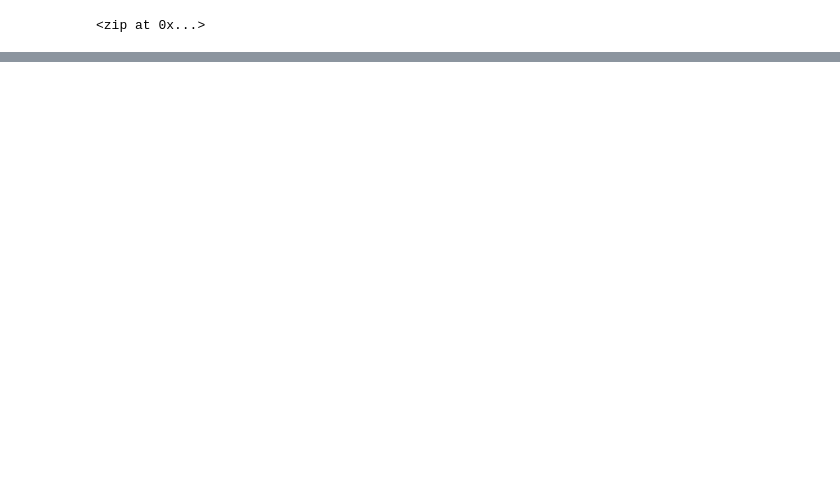
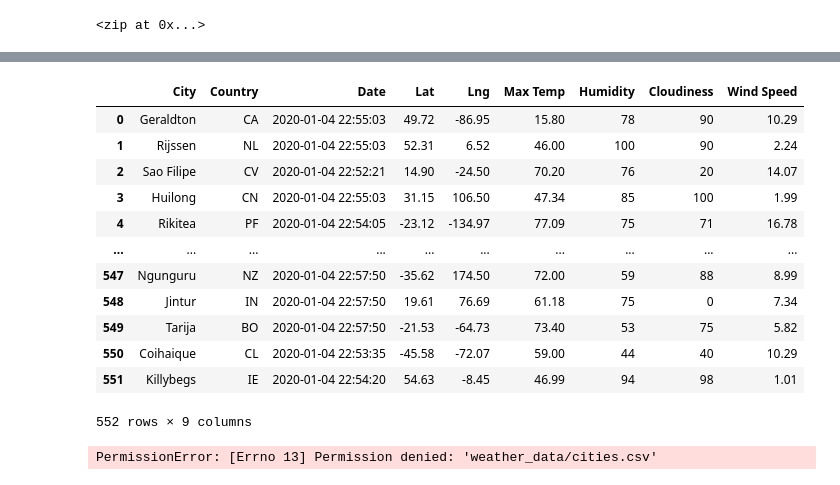
Before and after one commit to juan-mpn/World_Weather_Analysis, a Jupyter notebook: WeatherPy.ipynb, the cells around one changed output, grey strips where cells are left out. Saved outputs shown, nothing was run; the diff lists cells and outputs as text; code cells hidden in the pictures; blank space fills up the shorter version.

```diff
--- a/WeatherPy.ipynb
+++ b/WeatherPy.ipynb
@@ -33,0 +40,4 @@ len(cities)
+# %%
+# Starting URL for Weather Map API Call.
+url = "http://api.openweathermap.org/data/2.5/weather?units=Imperial&APPID=" + weather_api_key
+print(url)
@@ -33,0 +46,10 @@ len(cities)
+# %%
+# Create an empty list to hold the weather data.
+city_data = []
+# Print the beginning of the logging.
+print("Beginning Data Retrieval     ")
+print("-----------------------------")
+
+# Create counters.
+record_count = 1
+set_count = 1
@@ -33,0 +59,12 @@ len(cities)
+# %%
+# Loop through all the cities in our list.
+for i in range(len(cities)):
+
+    # Group cities in sets of 50 for logging purposes.
+    if (i % 50 == 0 and i >= 50):
+        set_count += 1
+        record_count = 1
+    # Create endpoint URL with each city.
+    city = cities[i]
+    city_url = url + "&q=" + city
+    print(f"Processing Record {record_count} of Set {set_count} | {city}")
@@ -33,0 +180,4 @@ len(cities)
+# %%
+# Convert the array of dictionaries to a Pandas DataFrame.
+city_data_df = pd.DataFrame(city_data)
+city_data_df.head(10)
@@ -33,0 +196,26 @@ len(cities)
+# %%
+new_column_order = ["City", 'Country', 'Date', 'Lat','Lng', 'Max Temp','Humidity', 'Cloudiness', 'Wind Speed']
+city_data_df = city_data_df[new_column_order]
+city_data_df
+# %% [output]
+|  | City | Country | Date | Lat | Lng | Max Temp | Humidity | Cloudiness | Wind Speed |
+| 0 | Geraldton | CA | 2020-01-04 22:55:03 | 49.72 | -86.95 | 15.80 | 78 | 90 | 10.29 |
+| 1 | Rijssen | NL | 2020-01-04 22:55:03 | 52.31 | 6.52 | 46.00 | 100 | 90 | 2.24 |
+| 2 | Sao Filipe | CV | 2020-01-04 22:52:21 | 14.90 | -24.50 | 70.20 | 76 | 20 | 14.07 |
+| 3 | Huilong | CN | 2020-01-04 22:55:03 | 31.15 | 106.50 | 47.34 | 85 | 100 | 1.99 |
+| 4 | Rikitea | PF | 2020-01-04 22:54:05 | -23.12 | -134.97 | 77.09 | 75 | 71 | 16.78 |
+| ... | ... | ... | ... | ... | ... | ... | ... | ... | ... |
+| 547 | Ngunguru | NZ | 2020-01-04 22:57:50 | -35.62 | 174.50 | 72.00 | 59 | 88 | 8.99 |
+| 548 | Jintur | IN | 2020-01-04 22:57:50 | 19.61 | 76.69 | 61.18 | 75 | 0 | 7.34 |
+| 549 | Tarija | BO | 2020-01-04 22:57:50 | -21.53 | -64.73 | 73.40 | 53 | 75 | 5.82 |
+| 550 | Coihaique | CL | 2020-01-04 22:53:35 | -45.58 | -72.07 | 59.00 | 44 | 40 | 10.29 |
+| 551 | Killybegs | IE | 2020-01-04 22:54:20 | 54.63 | -8.45 | 46.99 | 94 | 98 | 1.01 |
+552 rows × 9 columns
+# %%
+# Create the output file (CSV).
+output_data_file = "weather_data/cities.csv"
+# Export the City_Data into a CSV.
+city_data_df.to_csv(output_data_file, index_label="City_ID")
+#
+# %% [output]
+PermissionError: [Errno 13] Permission denied: 'weather_data/cities.csv'
```
Also changed, not shown: parts of 9 cells of this notebook, 5 other files.
